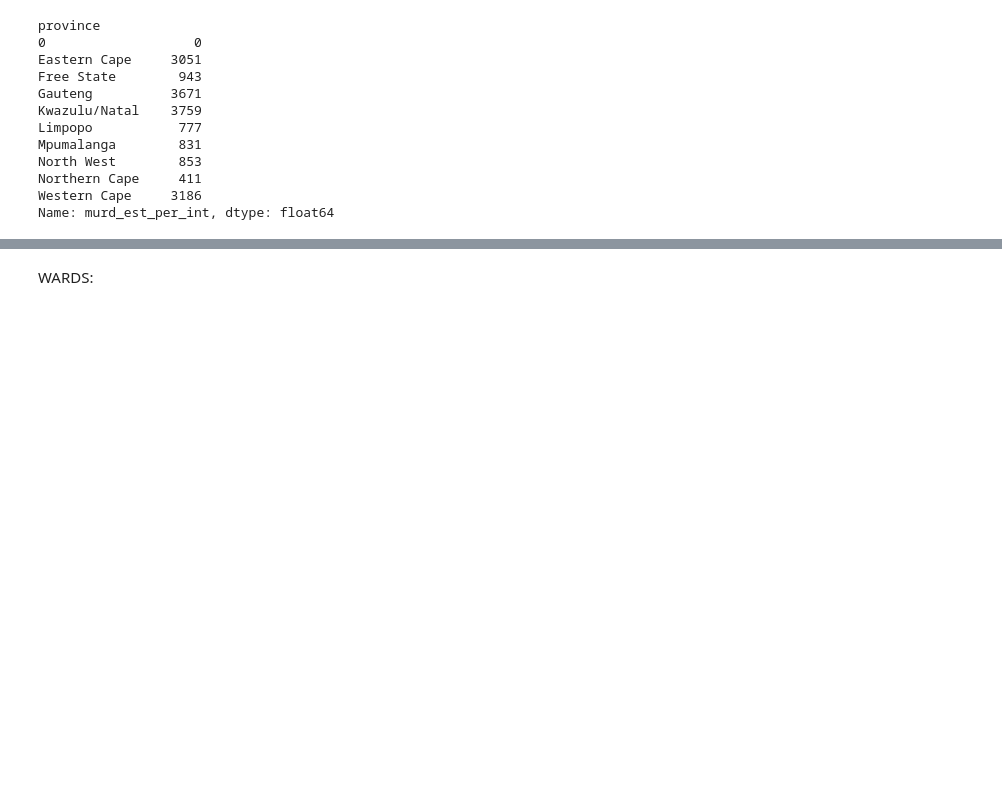
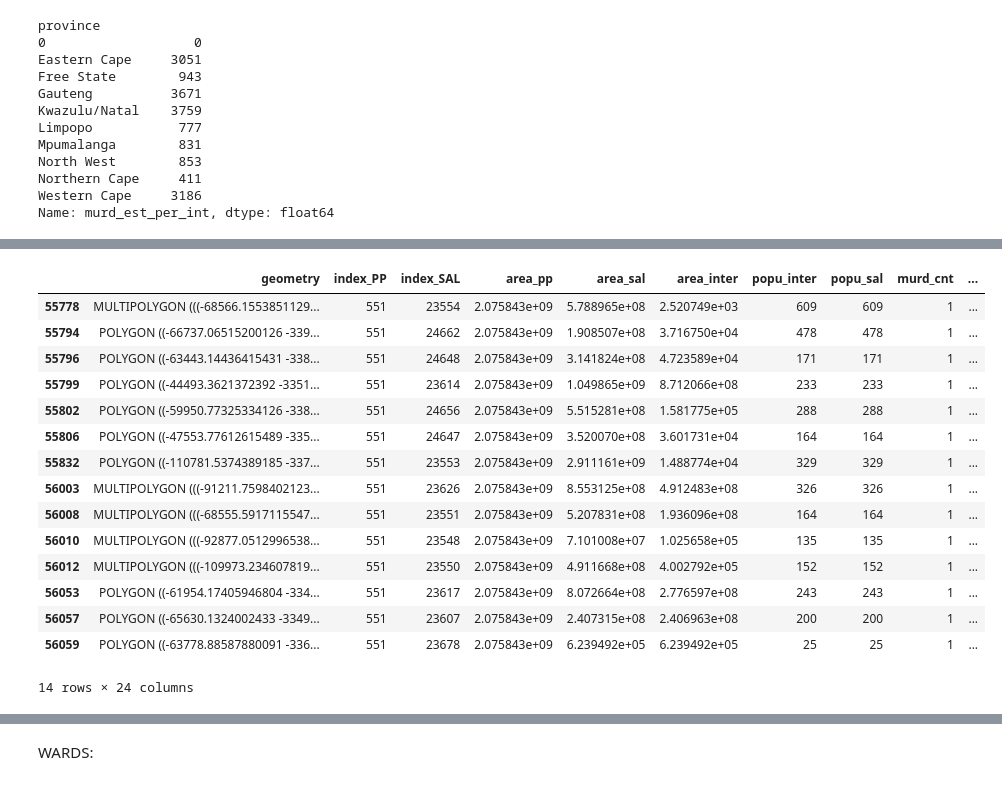
Before and after one commit to OpenUpSA/crime-stats-demystifed, a Jupyter notebook: crime_stats_compute_aea.ipynb, the cells around one changed output, grey strips where cells are left out. Drawn from its saved outputs; the diff is of its cells as text; code cells hidden in the pictures; blank space fills up the shorter version.

```diff
--- a/crime_stats_compute_aea.ipynb
+++ b/crime_stats_compute_aea.ipynb
@@ -476,0 +308,23 @@ wc.plot(ax=ax, color='black', linewidth=0)
+# %%
+df_int=df_int_aea.ix[:,:20]
+# %%
+# this function adds the remaining columns, calculates fractions etc
+def compute_final_col_bounds(df_aea):
+
+    #recalculate pop frac per PP
+    temp = df_aea.groupby(by=['index_PP'])['popu_inter'].sum().reset_index()
+    data_with_population = pd.merge(df_aea, temp, on='index_PP', how='outer')\
+            .rename(columns={'popu_inter_y':'popu_frac_per_pp', 'popu_inter_x':'popu_inter'})
+
+    data_with_population['murd_est_per_int'] = data_with_population['popu_inter']/data_with_population['popu_frac_per_pp']\
+               * data_with_population['murd_cnt']
+
+    data_mur_per_int = data_with_population.groupby(by=['index_SAL'])['murd_est_per_int'].sum().reset_index()
+
+    data_mur_per_sal = data_mur_per_int.rename(columns={'murd_est_per_int':'murd_est_per_sal'})
+
+    data_with_population['ratio_per_int'] = data_with_population['popu_inter']/data_with_population['popu_frac_per_pp']\
+
+    data_complete = pd.merge(data_with_population, data_mur_per_sal, on='index_SAL', how='outer')
+    #\        .rename(columns={'id1':'index_PP', 'id2':'index_SAL'})
+    return data_complete
@@ -476,0 +333,20 @@ wc.plot(ax=ax, color='black', linewidth=0)
+# %%
+list_lb =[]
+list_ub = []
+for i,entry in df_int.iterrows():#f_inc_aea:
+    if (entry.area_inter/entry.area_sal==1): # select those included 'completely'
+        list_ub.append(entry)
+
+    entry.popu_inter = entry.popu_sal # this is actually already true for the above if() case
+    list_lb.append(entry)
+
+df_int_aea_ub_p=gpd.GeoDataFrame(list_ub)
+df_int_aea_lb_p=gpd.GeoDataFrame(list_lb)
+# %%
+df_int_aea_lb = compute_final_col_bounds(df_int_aea_lb_p)\
+      .rename(columns={'murd_est_per_int':'murd_est_per_int_lb',\
+      'ratio_per_int':'ratio_per_int_lb','murd_est_per_sal':'murd_est_per_sal_lb'})
+# complete
+df_int_aea_ub = compute_final_col_bounds(df_int_aea_ub_p)\
+      .rename(columns={'murd_est_per_int':'murd_est_per_int_ub',\
+      'ratio_per_int':'ratio_per_int_ub','murd_est_per_sal':'murd_est_per_sal_ub'})
@@ -476,0 +496,19 @@ wc.plot(ax=ax, color='black', linewidth=0)
+# %%
+df_int_aea_lb[df_int_aea_lb.index_PP==551]
+# %% [output]
+|  | geometry | index_PP | index_SAL | area_pp | area_sal | area_inter | popu_inter | popu_sal | murd_cnt | ... |
+| 55778 | MULTIPOLYGON (((-68566.1553851129... | 551 | 23554 | 2.075843e+09 | 5.788965e+08 | 2.520749e+03 | 609 | 609 | 1 | ... |
+| 55794 | POLYGON ((-66737.06515200126 -339... | 551 | 24662 | 2.075843e+09 | 1.908507e+08 | 3.716750e+04 | 478 | 478 | 1 | ... |
+| 55796 | POLYGON ((-63443.14436415431 -338... | 551 | 24648 | 2.075843e+09 | 3.141824e+08 | 4.723589e+04 | 171 | 171 | 1 | ... |
+| 55799 | POLYGON ((-44493.3621372392 -3351... | 551 | 23614 | 2.075843e+09 | 1.049865e+09 | 8.712066e+08 | 233 | 233 | 1 | ... |
+| 55802 | POLYGON ((-59950.77325334126 -338... | 551 | 24656 | 2.075843e+09 | 5.515281e+08 | 1.581775e+05 | 288 | 288 | 1 | ... |
+| 55806 | POLYGON ((-47553.77612615489 -335... | 551 | 24647 | 2.075843e+09 | 3.520070e+08 | 3.601731e+04 | 164 | 164 | 1 | ... |
+| 55832 | POLYGON ((-110781.5374389185 -337... | 551 | 23553 | 2.075843e+09 | 2.911161e+09 | 1.488774e+04 | 329 | 329 | 1 | ... |
+| 56003 | MULTIPOLYGON (((-91211.7598402123... | 551 | 23626 | 2.075843e+09 | 8.553125e+08 | 4.912483e+08 | 326 | 326 | 1 | ... |
+| 56008 | MULTIPOLYGON (((-68555.5917115547... | 551 | 23551 | 2.075843e+09 | 5.207831e+08 | 1.936096e+08 | 164 | 164 | 1 | ... |
+| 56010 | MULTIPOLYGON (((-92877.0512996538... | 551 | 23548 | 2.075843e+09 | 7.101008e+07 | 1.025658e+05 | 135 | 135 | 1 | ... |
+| 56012 | MULTIPOLYGON (((-109973.234607819... | 551 | 23550 | 2.075843e+09 | 4.911668e+08 | 4.002792e+05 | 152 | 152 | 1 | ... |
+| 56053 | POLYGON ((-61954.17405946804 -334... | 551 | 23617 | 2.075843e+09 | 8.072664e+08 | 2.776597e+08 | 243 | 243 | 1 | ... |
+| 56057 | POLYGON ((-65630.1324002433 -3349... | 551 | 23607 | 2.075843e+09 | 2.407315e+08 | 2.406963e+08 | 200 | 200 | 1 | ... |
+| 56059 | POLYGON ((-63778.88587880091 -336... | 551 | 23678 | 2.075843e+09 | 6.239492e+05 | 6.239492e+05 | 25 | 25 | 1 | ... |
+14 rows × 24 columns
```
Also changed, not shown: parts of 149 cells of this notebook, 4 other files.
